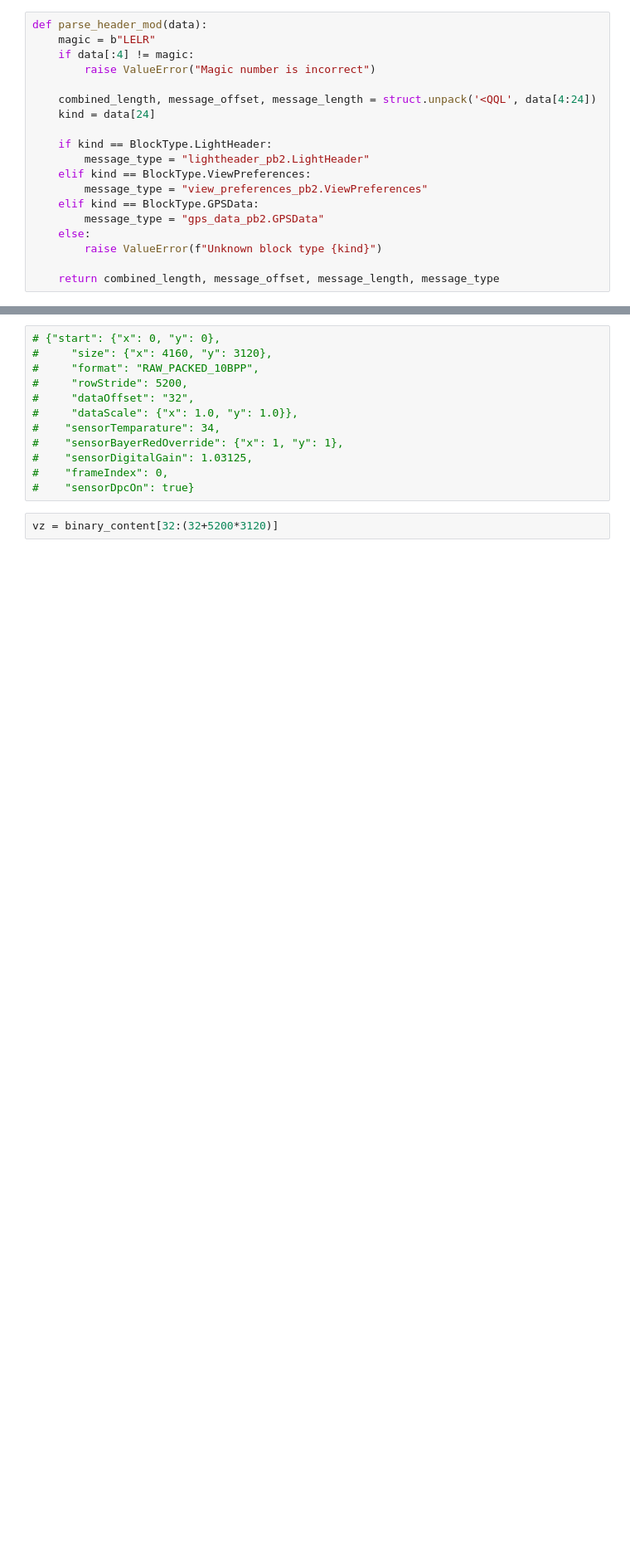
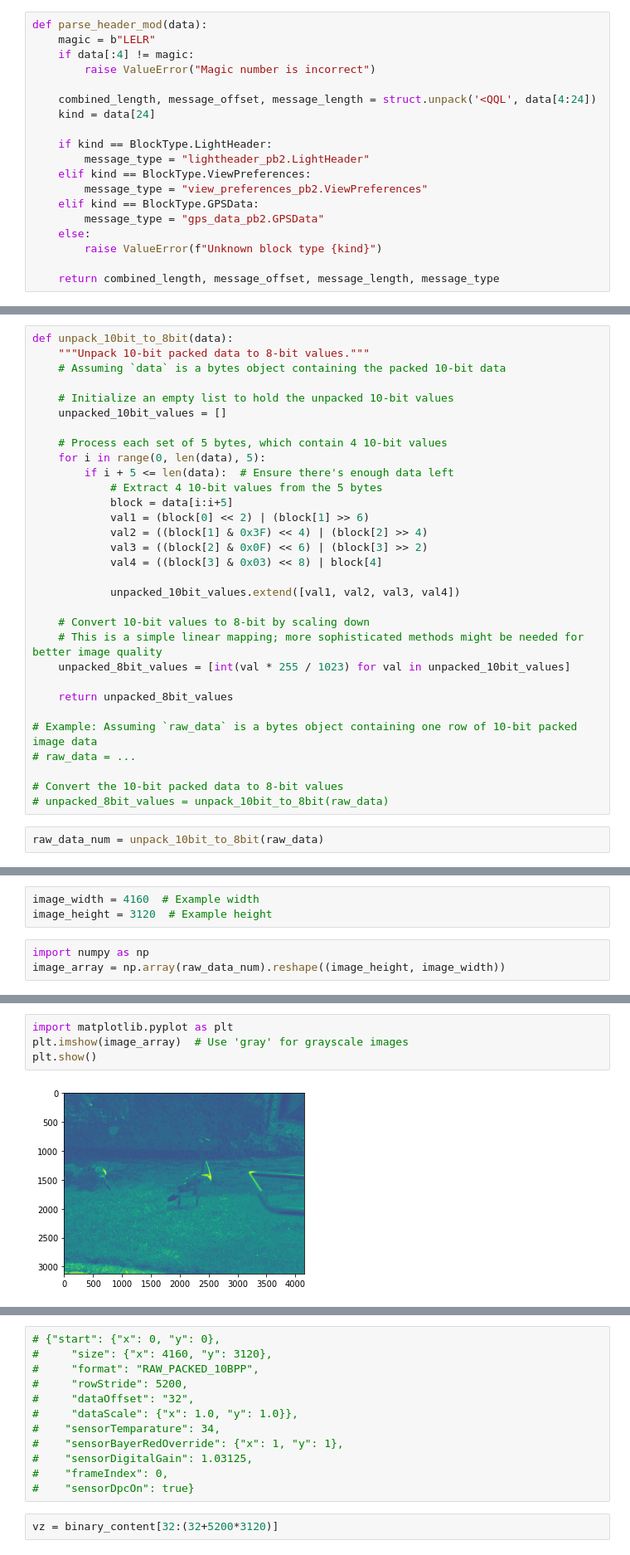
Before and after one commit to saisurbehera/bruh, a Jupyter notebook: Untitled.ipynb, the cells around one changed output, grey strips where cells are left out. Shown at 83% size. Drawn from its saved outputs; the diff is of its cells as text; blank space fills up the shorter version.

```diff
--- a/Untitled.ipynb
+++ b/Untitled.ipynb
@@ -462,0 +575,33 @@ while len(binary_content_temp)>0:
+# %%
+def unpack_10bit_to_8bit(data):
+    """Unpack 10-bit packed data to 8-bit values."""
+    # Assuming `data` is a bytes object containing the packed 10-bit data
+
+    # Initialize an empty list to hold the unpacked 10-bit values
+    unpacked_10bit_values = []
+
+    # Process each set of 5 bytes, which contain 4 10-bit values
+    for i in range(0, len(data), 5):
+        if i + 5 <= len(data):  # Ensure there's enough data left
+            # Extract 4 10-bit values from the 5 bytes
+            block = data[i:i+5]
+            val1 = (block[0] << 2) | (block[1] >> 6)
+            val2 = ((block[1] & 0x3F) << 4) | (block[2] >> 4)
+            val3 = ((block[2] & 0x0F) << 6) | (block[3] >> 2)
+            val4 = ((block[3] & 0x03) << 8) | block[4]
+
+            unpacked_10bit_values.extend([val1, val2, val3, val4])
+
+    # Convert 10-bit values to 8-bit by scaling down
+    # This is a simple linear mapping; more sophisticated methods might be needed for better image quality
+    unpacked_8bit_values = [int(val * 255 / 1023) for val in unpacked_10bit_values]
+
+    return unpacked_8bit_values
+
+# Example: Assuming `raw_data` is a bytes object containing one row of 10-bit packed image data
+# raw_data = ...
+
+# Convert the 10-bit packed data to 8-bit values
+# unpacked_8bit_values = unpack_10bit_to_8bit(raw_data)
+# %%
+raw_data_num = unpack_10bit_to_8bit(raw_data)
@@ -462,0 +612,6 @@ while len(binary_content_temp)>0:
+# %%
+image_width = 4160  # Example width
+image_height = 3120  # Example height
+# %%
+import numpy as np
+image_array = np.array(raw_data_num).reshape((image_height, image_width))
@@ -462,0 +623,6 @@ while len(binary_content_temp)>0:
+# %%
+import matplotlib.pyplot as plt
+plt.imshow(image_array)  # Use 'gray' for grayscale images
+plt.show()
+# %% [output]
+[figure, added]
```
Also changed, not shown: parts of 228 cells of this notebook, 21 other files.
